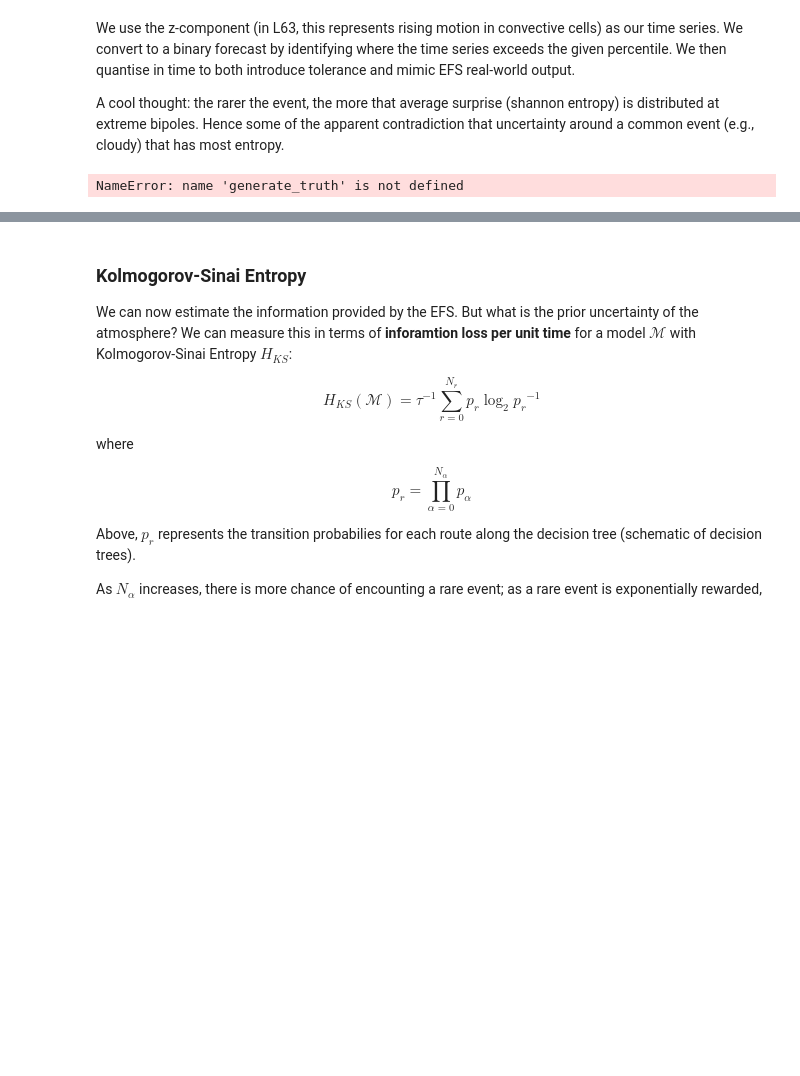
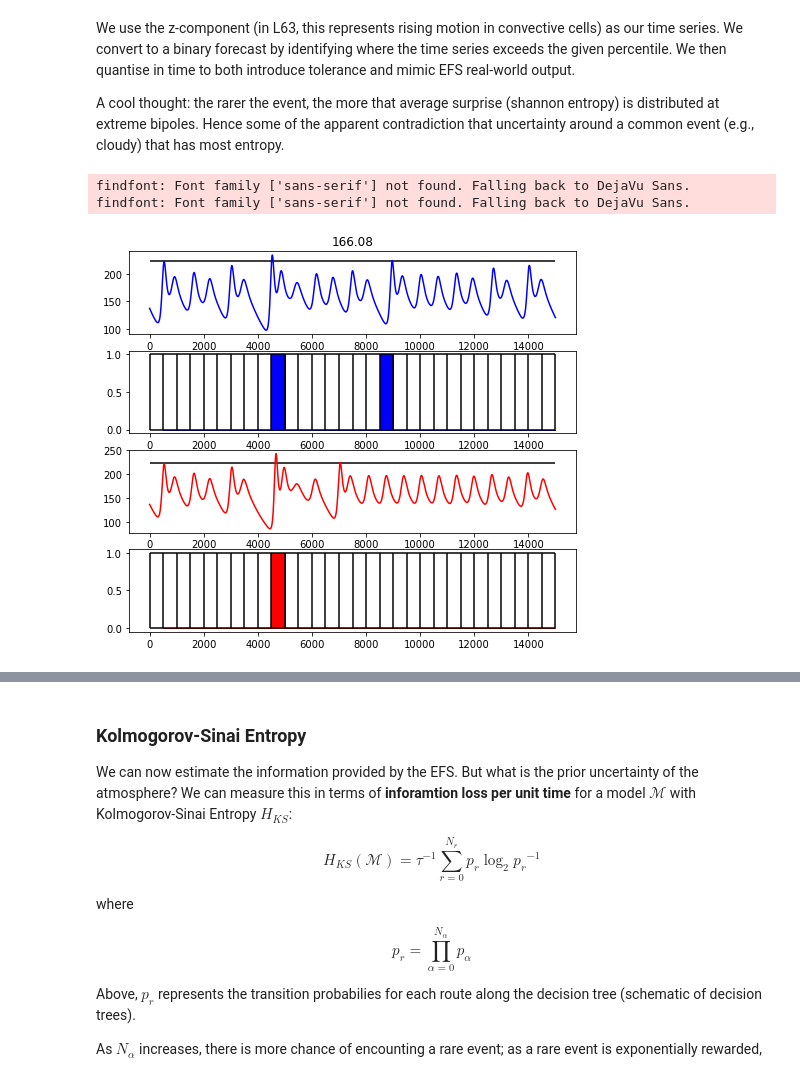
Before and after one commit to johnrobertlawson/info-gain, a Jupyter notebook: SurpriseRemoval.ipynb, the cells around one changed output, grey strips where cells are left out. Saved outputs shown, nothing was run; the diff lists cells and outputs as text; code cells hidden in the pictures; blank space fills up the shorter version.

Commit message:
Created data

```diff
--- a/SurpriseRemoval.ipynb
+++ b/SurpriseRemoval.ipynb
@@ -135,15 +135,21 @@ import pandas as pd
 import itertools
 import sys
 import os
+import copy
 import pickle
 %matplotlib inline
 %pdb off
+import multiprocessing
+import random
 
 #import matplotlib.font_manager
 #print(matplotlib.font_manager.findSystemFonts(fontpaths=None, fontext='ttf'))
 M.rcParams['font.family'] = 'sans-serif'
 M.rcParams['font.sans-serif'] = ['Bitstream Vera Sans']
 np.set_printoptions(precision=3,suppress=True)
-np.random.seed(383838)
+pd.set_option("display.precision",3)
+pd.set_option("display.float_format",'{:.3f}'.format)
+# np.random.seed(383838)
+ncpus = 4
 # %% [output]
 Automatic pdb calling has been turned OFF
@@ -330,7 +193,7 @@ class L63:
 
         rho
         166.08 is intermittent
-        166.1 is the rarer variation
+        166.1 is the (more intermittent) variation
         28.0 is the lorenz default
         """
         self.sigma = sigma
@@ -382,7 +245,8 @@ class L63:
         return new_time
 
     def integrate(self,n,clip=None):
-        for n in range(n):
+        # Time 0 is already done
+        for n in range(n-1):
             next_data = self.integrate_once()
             # print(self.output.shape,next_data.shape)
             self.output = np.concatenate((self.output,next_data),axis=1)
@@ -393,9 +257,12 @@ class L63:
             # cut_nt = nt - clip
         return
 
+    def get_z(self,):
+        return self.output[2,:]
+
     def get_exceedence_ts(self,pc,vrbl='z'):
-        vdata = self.output[: ,2]
-        exceed = self.get_pc_exceed(vdata,pc)
+        data = self.get_z()
+        exceed = self.get_pc_exceed(data,pc)
         return exceed
 
     @staticmethod
@@ -483,7 +350,7 @@ y0 = 1.0
 z0 = 1.0
 
 # Total integration steps
-nt_all = 25000
+nt_all = 30000
 
 # Spin-up period to be removed
 cutoff = 15000
@@ -502,12 +369,12 @@ nt = nt_all - cutoff
 # Measure of intermittency
 rho_list = [166.08,166.09,166.1]
 # percentiles for thresholding
-pc_list = [94.0,97.0,99.5]
+pc_list = [93.5,95.5,97.5,98.5,99.5,99.9]
 # IC perturbations for ensembles
-tweak_max_list = [5e-7,1e-6]
+tweak_max_list = [1e-8,1e-7,1e-6,1e-5]
 
 # wsize = 100 will be minimum (i.e. truth)
-wsize_list = [100,200,500,1000]
+wsize_list = [50,100,200,300,400,500]
 
 # Raw
 OBS = {r:{} for r in rho_list}
@@ -520,19 +387,17 @@ FCST_PW = {r:{t:{pc:{w:0 for w in wsize_list} for pc in pc_list}
                 for t in tweak_max_list} for r in rho_list}
 
 for rho, tweak_max in itertools.product(rho_list,tweak_max_list):
-    obs_file = f'data/obs_{int(rho*1000)}.pickle'
-    fcst_file = f'data/fcst_{int(rho*1000)}_{int(tweak_max*1e7)}.pickle'
+    obs_file = f'data/obs_{int(rho*1000)}.npy'
+    fcst_file = f'data/fcst_{int(rho*1000)}_{int(tweak_max*1e8)}.npy'
 
     # Create observation data (only once per IC perturbation value (tweak_max))
     if tweak_max == tweak_max_list[0]:
         if os.path.exists(obs_file):
-            with open(obs_file,'rb') as p:
-                OBS[rho] = pickle.load(p)
+            OBS[rho] = np.load(obs_file)
         else:
-            obs = generate_truth(x0,y0,z0,rho,nt_all,cutoff)
-            OBS[rho] = obs
-            with open(obs_file,'wb') as p:
-                pickle.dump(obs,p)
+            obs = generate_z_ts(x0,y0,z0,rho,nt_all,cutoff)
+            OBS[rho] = obs.reshape(1,obs.size)
+            np.save(arr=obs,file=obs_file)
 
         for pc, wsize in itertools.product(pc_list,wsize_list):
             ts_pw = L63.mask_and_window(OBS[rho],pc,wsize)
@@ -540,23 +405,16 @@ for rho, tweak_max in itertools.product(rho_list,tweak_max_list):
 
     # Create forecast data
     if os.path.exists(fcst_file):
-        with open(fcst_file,'rb') as p:
-            FCST[rho][tweak_max] = pickle.load(p)
+            FCST[rho][tweak_max] = np.load(fcst_file)
     else:
-        xp = x0 + np.random.uniform(-tweak_max,tweak_max)
-        yp = y0 + np.random.uniform(-tweak_max,tweak_max)
-        zp = z0 + np.random.uniform(-tweak_max,tweak_max)
-
-        fcst = generate_ensemble(xp,yp,zp,rho,nt_all,cutoff,tweak_max,Ne)
+        if __name__ == "__main__":
+            fcst = generate_ensemble(x0,y0,z0,Ne,rho,tweak_max,nt_all,cutoff)
         FCST[rho][tweak_max] = fcst
-        with open(fcst_file,'wb') as p:
-            pickle.dump(fcst,p)
+        np.save(arr=fcst,file=fcst_file)
 
     for pc, wsize in itertools.product(pc_list,wsize_list):
         ts_pw = L63.mask_and_window(FCST[rho][tweak_max],pc,wsize)
         FCST_PW[rho][tweak_max][pc][wsize] = ts_pw
 
 # [Ne x Nt]
-# %% [output]
-NameError: name 'generate_truth' is not defined
 # %%
@@ -591,13 +455,21 @@ def plot_example(raw_obs,obs_pw,raw_fcst,pc,fcst_pw,wsize,title):
     return
 # %%
 rho = 166.08
-pc = 97.0
+pc = 99.5
 wsize = 500
-tweak_max = 5e-7
+tweak_max = 1e-7
 raw_fcst = FCST[rho][tweak_max][0,:]
-fcst_pw_data = FCST_PW[rho][tweak_max][pc][wsize][0,:]
-obs_data = OBS[rho]
-obs_pw_data = OBS_PW[rho][pc][wsize][0,:]
+fcst_pw = FCST_PW[rho][tweak_max][pc][wsize][0,:]
 
-plot_example(raw_obs=obs_data,obs_pw=obs_pw_data,raw_fcst=raw_fcst,
-             pc=pc,fcst_pw=fcst_pw_data,wsize=wsize,title=rho)
+# Weirdness with dimensions
+raw_obs = OBS[rho]
+if raw_obs.ndim == 2:
+    raw_obs = raw_obs[0,:]
+obs_pw = OBS_PW[rho][pc][wsize][0,:]
+
+plot_example(raw_obs,obs_pw,raw_fcst,fcst_pw,
+             pc,wsize,f"{rho}")
+# %% [output]
+findfont: Font family ['sans-serif'] not found. Falling back to DejaVu Sans.
+findfont: Font family ['sans-serif'] not found. Falling back to DejaVu Sans.
+[figure, added]
```
Also changed, not shown: parts of 17 cells of this notebook, 15 other files.
